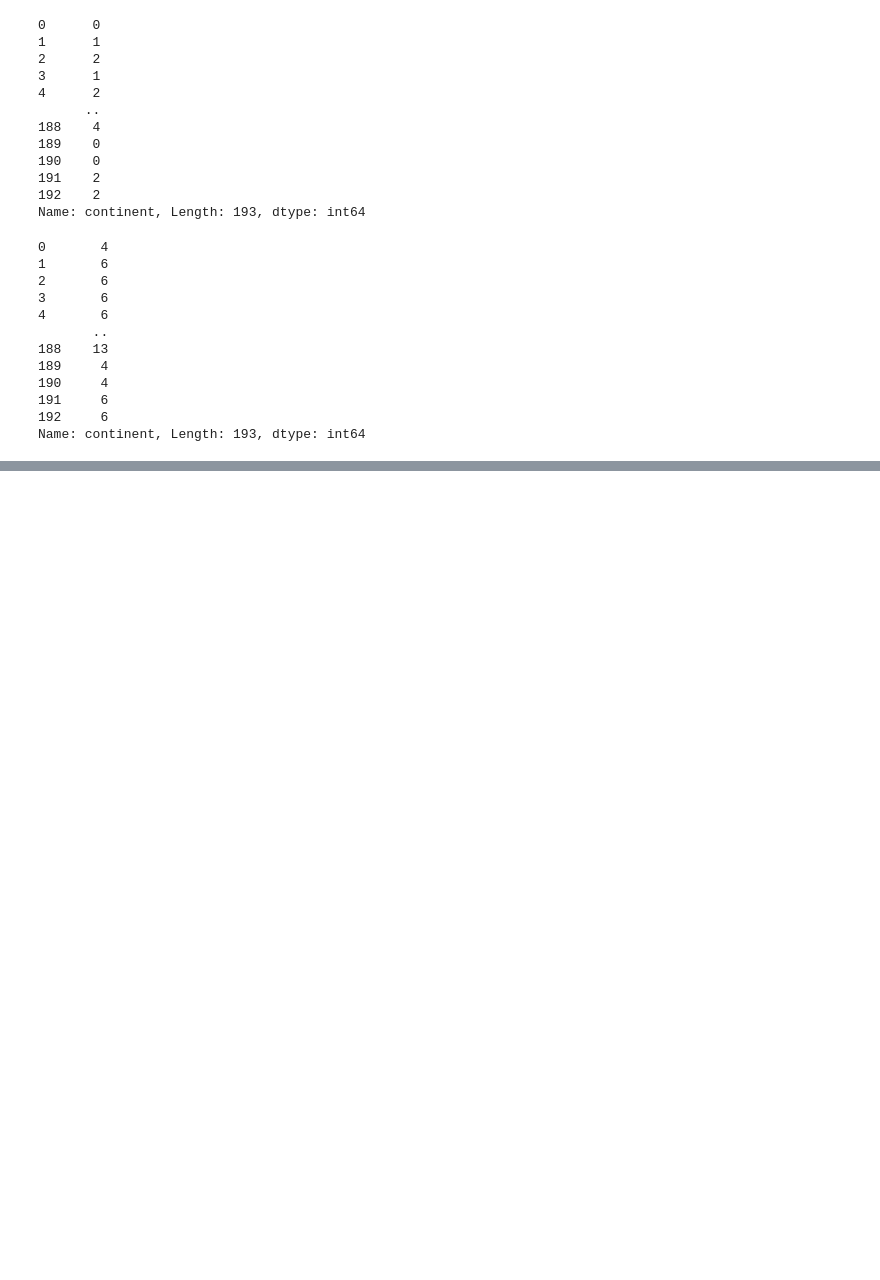
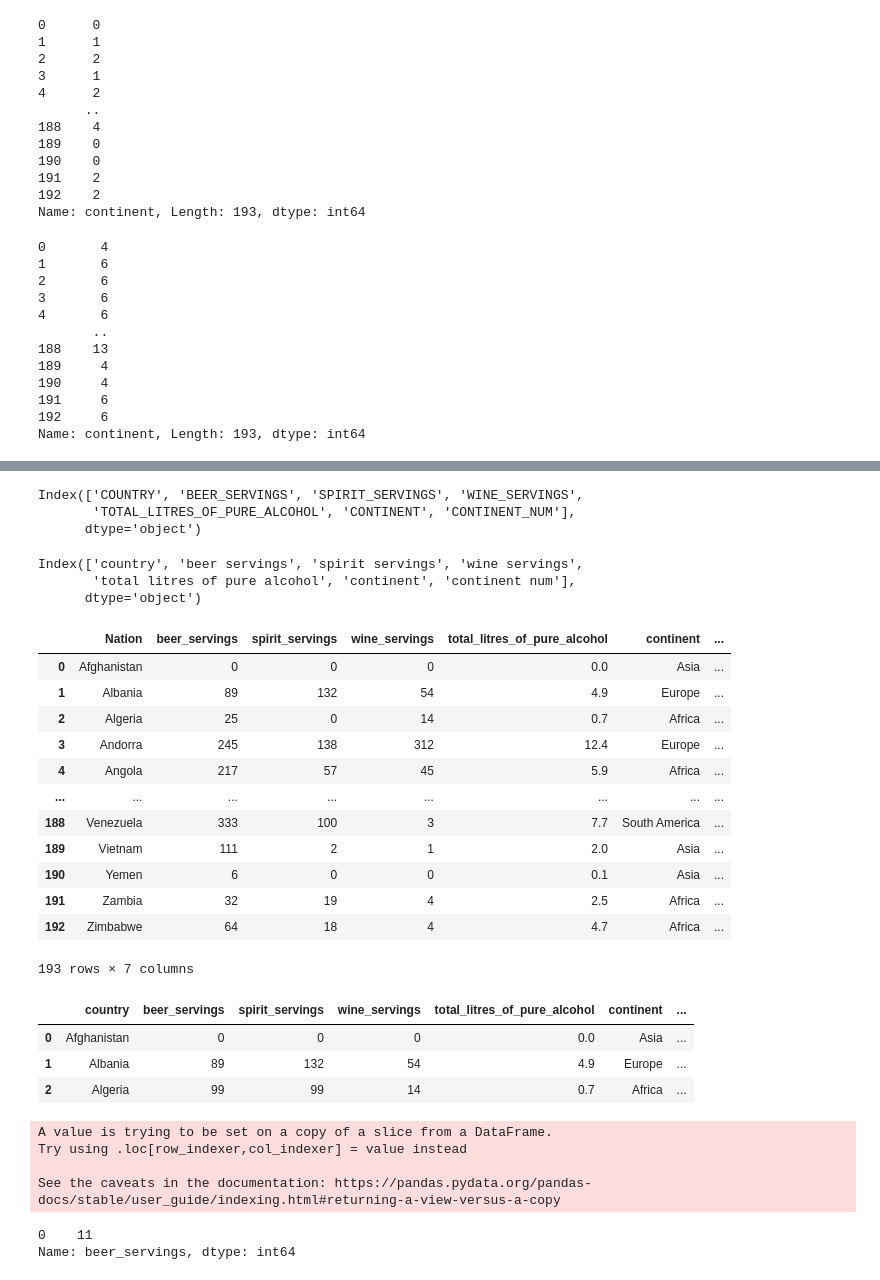
Before and after one commit to ltoco/Data-analysis-basics, a Jupyter notebook: pandas_refresher.ipynb, the cells around one changed output, grey strips where cells are left out. Saved outputs shown, nothing was run; the diff lists cells and outputs as text; code cells hidden in the pictures; blank space fills up the shorter version.

```diff
--- a/pandas_refresher.ipynb
+++ b/pandas_refresher.ipynb
@@ -798,0 +836,55 @@ Name: continent, Length: 193, dtype: int64
+# %%
+# Convert column names to upper case
+drinks_data.columns.str.upper()
+# %% [output]
+Index(['COUNTRY', 'BEER_SERVINGS', 'SPIRIT_SERVINGS', 'WINE_SERVINGS',
+       'TOTAL_LITRES_OF_PURE_ALCOHOL', 'CONTINENT', 'CONTINENT_NUM'],
+      dtype='object')
+# %%
+# Replace underscore with spaces in column names
+drinks_data.columns.str.replace("_", " ")
+# %% [output]
+Index(['country', 'beer servings', 'spirit servings', 'wine servings',
+       'total litres of pure alcohol', 'continent', 'continent num'],
+      dtype='object')
+# %%
+# Rename columns
+drinks_data.rename(columns={"country": "Nation"})
+# %% [output]
+|  | Nation | beer_servings | spirit_servings | wine_servings | total_litres_of_pure_alcohol | continent | ... |
+| 0 | Afghanistan | 0 | 0 | 0 | 0.0 | Asia | ... |
+| 1 | Albania | 89 | 132 | 54 | 4.9 | Europe | ... |
+| 2 | Algeria | 25 | 0 | 14 | 0.7 | Africa | ... |
+| 3 | Andorra | 245 | 138 | 312 | 12.4 | Europe | ... |
+| 4 | Angola | 217 | 57 | 45 | 5.9 | Africa | ... |
+| ... | ... | ... | ... | ... | ... | ... | ... |
+| 188 | Venezuela | 333 | 100 | 3 | 7.7 | South America | ... |
+| 189 | Vietnam | 111 | 2 | 1 | 2.0 | Asia | ... |
+| 190 | Yemen | 6 | 0 | 0 | 0.1 | Asia | ... |
+| 191 | Zambia | 32 | 19 | 4 | 2.5 | Africa | ... |
+| 192 | Zimbabwe | 64 | 18 | 4 | 4.7 | Africa | ... |
+193 rows × 7 columns
+# %%
+drinks_data.loc[2, ['beer_servings', 'spirit_servings']] = [99, 99]
+
+drinks_data.head(3)
+# %% [output]
+|  | country | beer_servings | spirit_servings | wine_servings | total_litres_of_pure_alcohol | continent | ... |
+| 0 | Afghanistan | 0 | 0 | 0 | 0.0 | Asia | ... |
+| 1 | Albania | 89 | 132 | 54 | 4.9 | Europe | ... |
+| 2 | Algeria | 99 | 99 | 14 | 0.7 | Africa | ... |
+# %%
+# this will not work, so use loc when you want to update a single value
+drinks_data[drinks_data.country == 'Afghanistan']['beer_servings'] = 11
+# %% [output]
+A value is trying to be set on a copy of a slice from a DataFrame.
+Try using .loc[row_indexer,col_indexer] = value instead
+
+See the caveats in the documentation: https://pandas.pydata.org/pandas-docs/stable/user_guide/indexing.html#returning-a-view-versus-a-copy
+# %%
+drinks_data.loc[drinks_data.country == 'Afghanistan', 'beer_servings'] = 11
+
+drinks_data.loc[drinks_data.country == 'Afghanistan', 'beer_servings']
+# %% [output]
+0    11
+Name: beer_servings, dtype: int64
```
Also changed, not shown: parts of 46 cells of this notebook.
